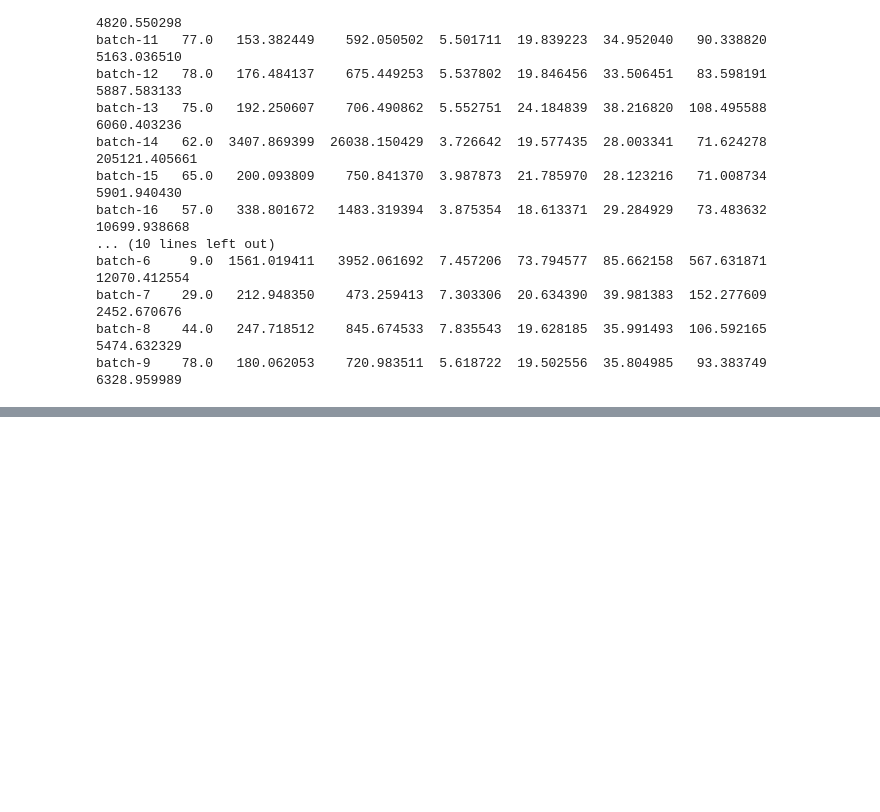
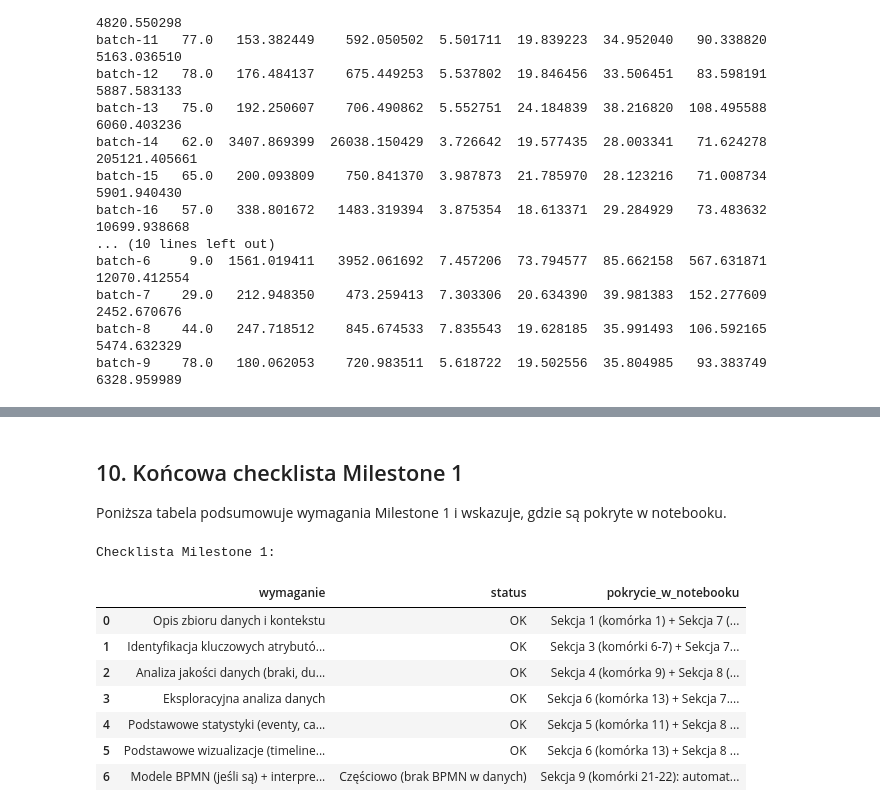
Before and after one commit to midusza04/MAPB, a Jupyter notebook: milestone1_cotton_candy_fixed.ipynb, the cells around one changed output, grey strips where cells are left out. Saved outputs shown, nothing was run; the diff lists cells and outputs as text; code cells hidden in the pictures; blank space fills up the shorter version.

```diff
--- a/milestone1_cotton_candy_fixed.ipynb
+++ b/milestone1_cotton_candy_fixed.ipynb
@@ -885,0 +1444,56 @@ batch-9    78.0   180.062053    720.983511  5.618722  19.502556  35.804985   93.
+# %% [markdown]
+## 10. Końcowa checklista Milestone 1
+
+Poniższa tabela podsumowuje wymagania Milestone 1 i wskazuje, gdzie są pokryte w notebooku.
+# %%
+# 10. Tabela checklisty Milestone 1
+milestone1_checklist = pd.DataFrame([
+    {
+        "wymaganie": "Opis zbioru danych i kontekstu",
+        "status": "OK",
+        "pokrycie_w_notebooku": "Sekcja 1 (komórka 1) + Sekcja 7 (komórka 15)"
+    },
+    {
+        "wymaganie": "Identyfikacja kluczowych atrybutów (case/activity/timestamp/resource)",
+        "status": "OK",
+        "pokrycie_w_notebooku": "Sekcja 3 (komórki 6-7) + Sekcja 7 (komórka 15)"
+    },
+    {
+        "wymaganie": "Analiza jakości danych (braki, duplikaty, timestampy, typy)",
+        "status": "OK",
+        "pokrycie_w_notebooku": "Sekcja 4 (komórka 9) + Sekcja 8 (komórka 20)"
+    },
+    {
+        "wymaganie": "Eksploracyjna analiza danych",
+        "status": "OK",
+        "pokrycie_w_notebooku": "Sekcja 6 (komórka 13) + Sekcja 7.3 (komórka 18) + Sekcja 8 (komórka 20)"
+    },
+    {
+        "wymaganie": "Podstawowe statystyki (eventy, cases, activities, sensory)",
+        "status": "OK",
+        "pokrycie_w_notebooku": "Sekcja 5 (komórka 11) + Sekcja 8 (komórka 20)"
+    },
+    {
+        "wymaganie": "Podstawowe wizualizacje (timeline, distribution, frequency)",
+        "status": "OK",
+        "pokrycie_w_notebooku": "Sekcja 6 (komórka 13) + Sekcja 8 (komórka 20)"
+    },
+    {
+        "wymaganie": "Modele BPMN (jeśli są) + interpretacja",
+        "status": "Częściowo (brak BPMN w danych)",
+        "pokrycie_w_notebooku": "Sekcja 9 (komórki 21-22): automatyczne wyszukanie i analiza XML"
+    },
+])
+
+print("Checklista Milestone 1:")
+milestone1_checklist
+# %% [output]
+Checklista Milestone 1:
+|  | wymaganie | status | pokrycie_w_notebooku |
+| 0 | Opis zbioru danych i kontekstu | OK | Sekcja 1 (komórka 1) + Sekcja 7 (... |
+| 1 | Identyfikacja kluczowych atrybutó... | OK | Sekcja 3 (komórki 6-7) + Sekcja 7... |
+| 2 | Analiza jakości danych (braki, du... | OK | Sekcja 4 (komórka 9) + Sekcja 8 (... |
+| 3 | Eksploracyjna analiza danych | OK | Sekcja 6 (komórka 13) + Sekcja 7.... |
+| 4 | Podstawowe statystyki (eventy, ca... | OK | Sekcja 5 (komórka 11) + Sekcja 8 ... |
+| 5 | Podstawowe wizualizacje (timeline... | OK | Sekcja 6 (komórka 13) + Sekcja 8 ... |
+| 6 | Modele BPMN (jeśli są) + interpre... | Częściowo (brak BPMN w danych) | Sekcja 9 (komórki 21-22): automat... |
```
Also changed, not shown: parts of 20 cells of this notebook, 10 other files.
